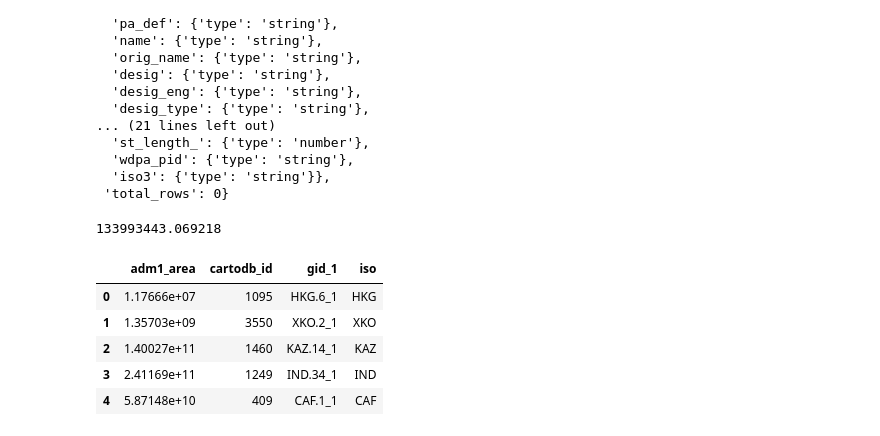
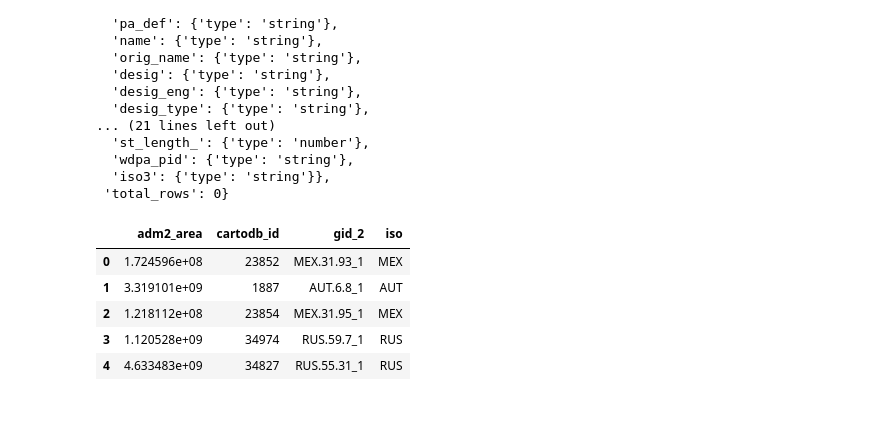
Before and after one commit to fgassert/eeNotebooks, a Jupyter notebook: notebooks/Intersect_WDPA.ipynb, the cells around one changed output. Cells and saved outputs as stored; diff of their text form; code cells hidden in the pictures.

```diff
--- a/notebooks/Intersect_WDPA.ipynb
+++ b/notebooks/Intersect_WDPA.ipynb
@@ -33,7 +28,7 @@ def sendSql(sql, user=None, key=None):
     return r.json()
 # %%
 # get datasets
-gadm_table = 'gadm36_adm1'
+gadm_table = 'gadm36_adm2'
 wdpa_table = 'wdpa_protected_areas'
 
 # look at fields
@@ -95,27 +90,25 @@ SELECT ST_AREA(ST_UNION(
             SELECT the_geom
             FROM {} WHERE cartodb_id = {}
         ) AS b
-        WHERE st_intersects(a.the_geom, b.the_geom)
+        WHERE a.the_geom && b.the_geom
     )
 )::geography, false) as area
 """.format(wdpa_table, gadm_table, i)
 sendSql(query)['rows'][0]['area']
-# %% [output]
-133993443.069218
 # %%
 query = """
-SELECT iso, gid_1, cartodb_id, st_area(the_geom::geography, false) as adm1_area FROM {}
+SELECT iso, gid_2, cartodb_id, st_area(the_geom::geography, false) as adm2_area FROM {}
 """.format(gadm_table)
 
 ADM1 = pd.DataFrame(sendSql(query)['rows'])
 ADM1.head()
 # %% [output]
-|  | adm1_area | cartodb_id | gid_1 | iso |
-| 0 | 1.17666e+07 | 1095 | HKG.6_1 | HKG |
-| 1 | 1.35703e+09 | 3550 | XKO.2_1 | XKO |
-| 2 | 1.40027e+11 | 1460 | KAZ.14_1 | KAZ |
-| 3 | 2.41169e+11 | 1249 | IND.34_1 | IND |
-| 4 | 5.87148e+10 | 409 | CAF.1_1 | CAF |
+|  | adm2_area | cartodb_id | gid_2 | iso |
+| 0 | 1.724596e+08 | 23852 | MEX.31.93_1 | MEX |
+| 1 | 3.319101e+09 | 1887 | AUT.6.8_1 | AUT |
+| 2 | 1.218112e+08 | 23854 | MEX.31.95_1 | MEX |
+| 3 | 1.120528e+09 | 34974 | RUS.59.7_1 | RUS |
+| 4 | 4.633483e+09 | 34827 | RUS.55.31_1 | RUS |
 # %%
 ADM1['wdpa_area'] = np.nan
 # %%
```
Also changed, not shown: parts of 10 cells of this notebook, 7 other files.
